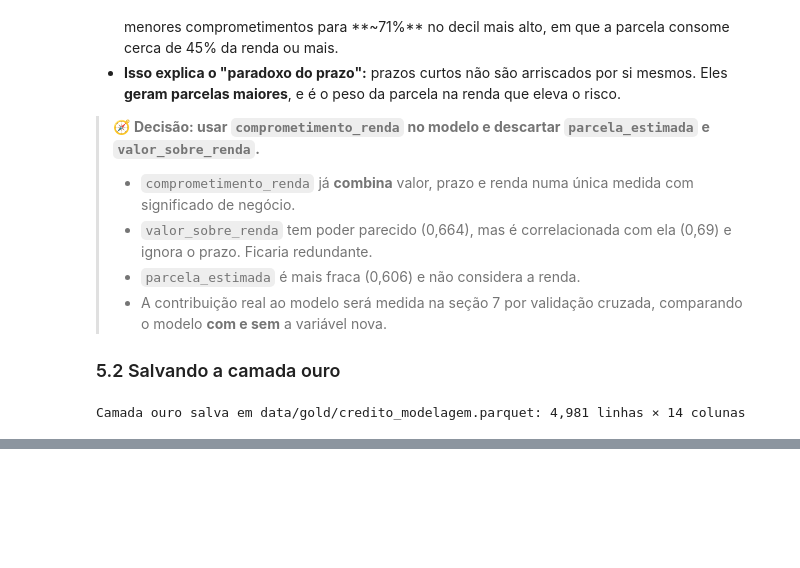
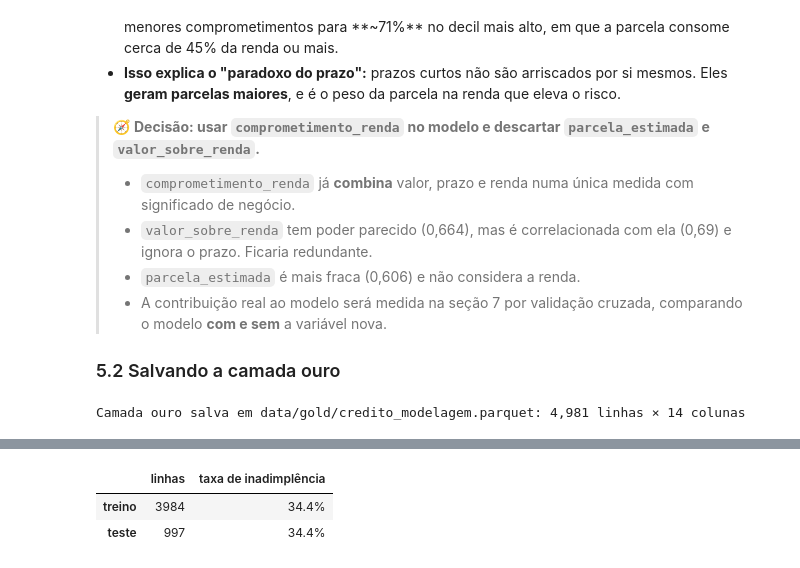
Before and after one commit to alexlourenc/CredAIR-Alex, a Jupyter notebook: notebooks/analise_credito.ipynb, the cells around one changed output, grey strips where cells are left out. Saved outputs shown, nothing was run; the diff lists cells and outputs as text; code cells hidden in the pictures; blank space fills up the shorter version.

```diff
--- a/notebooks/analise_credito.ipynb
+++ b/notebooks/analise_credito.ipynb
@@ -643,0 +678,14 @@ Camada ouro salva em data/gold/credito_modelagem.parquet: 4,981 linhas × 14 col
+# %%
+from sklearn.model_selection import train_test_split
+
+X_treino, X_teste, y_treino, y_teste = train_test_split(
+    X, y, test_size=0.2, stratify=y, random_state=RANDOM_STATE
+)
+pd.DataFrame({
+    "linhas": [len(X_treino), len(X_teste)],
+    "taxa de inadimplência": [f"{y_treino.mean():.1%}", f"{y_teste.mean():.1%}"],
+}, index=["treino", "teste"])
+# %% [output]
+|  | linhas | taxa de inadimplência |
+| treino | 3984 | 34.4% |
+| teste | 997 | 34.4% |
```
Also changed, not shown: parts of 5 cells of this notebook.
